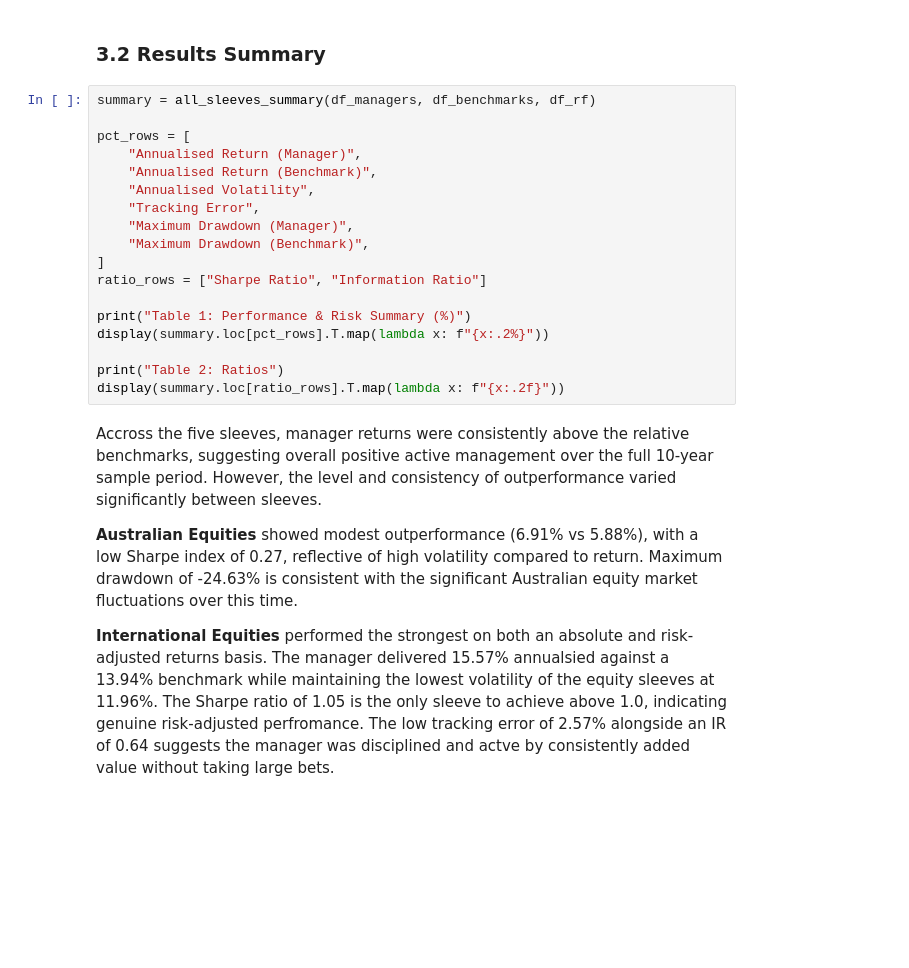
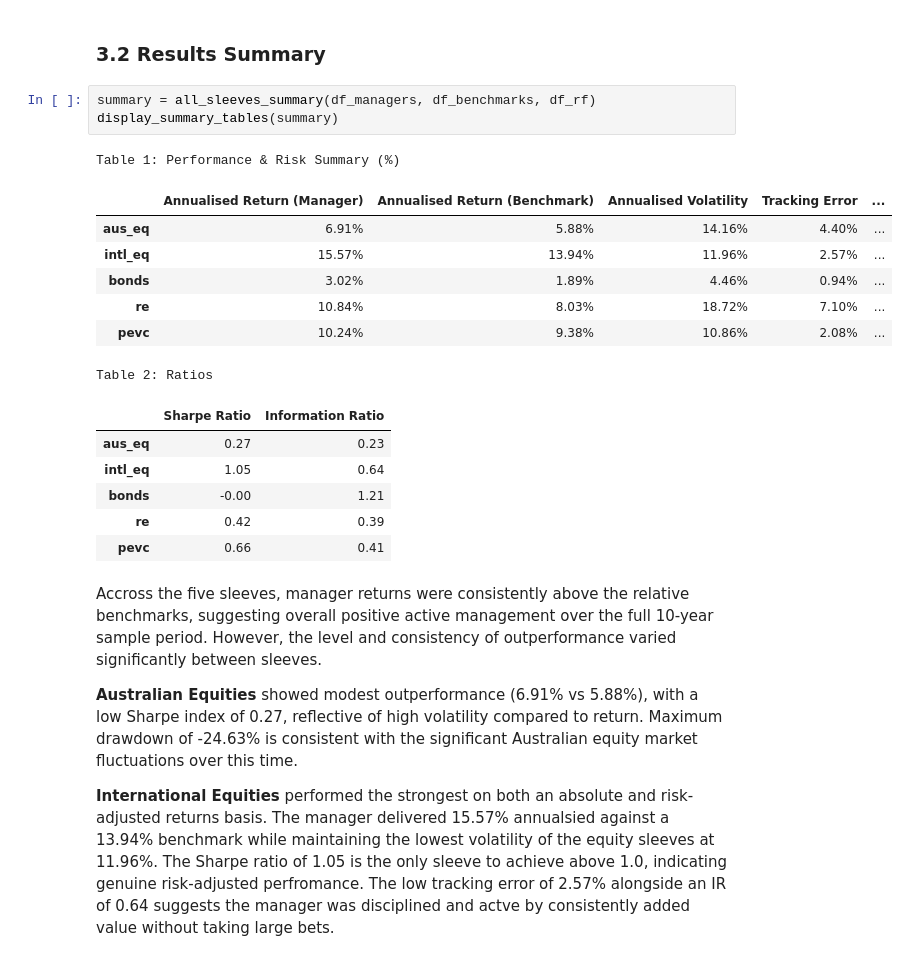
Before and after one commit to afperry2/FINM3422-Group-8-Task-2, a Jupyter notebook: notebook/multi-asset_portfolio_performance_report.ipynb, the cells around one changed output. Drawn from its saved outputs; the diff is of its cells as text; blank space fills up the shorter version.

```diff
--- a/notebook/multi-asset_portfolio_performance_report.ipynb
+++ b/notebook/multi-asset_portfolio_performance_report.ipynb
@@ -146,24 +146,24 @@ $$MDD = \min_t \left(\frac{W_t - \max(W)}{\max(W)}\right)$$
 - $W_t$: cumulative wealth at time $t$
 # %% [markdown]
 ### 3.2 Results Summary
-# %%
-summary = all_sleeves_summary(df_managers, df_benchmarks, df_rf)
-
-pct_rows = [
-    "Annualised Return (Manager)",
-    "Annualised Return (Benchmark)",
-    "Annualised Volatility",
-    "Tracking Error",
-    "Maximum Drawdown (Manager)",
-    "Maximum Drawdown (Benchmark)",
-]
-ratio_rows = ["Sharpe Ratio", "Information Ratio"]
-
-print("Table 1: Performance & Risk Summary (%)")
-display(summary.loc[pct_rows].T.map(lambda x: f"{x:.2%}"))
-
-print("Table 2: Ratios")
-display(summary.loc[ratio_rows].T.map(lambda x: f"{x:.2f}"))
+# %%
+summary = all_sleeves_summary(df_managers, df_benchmarks, df_rf)
+display_summary_tables(summary)
+# %% [output]
+Table 1: Performance & Risk Summary (%)
+|  | Annualised Return (Manager) | Annualised Return (Benchmark) | Annualised Volatility | Tracking Error | ... |
+| aus_eq | 6.91% | 5.88% | 14.16% | 4.40% | ... |
+| intl_eq | 15.57% | 13.94% | 11.96% | 2.57% | ... |
+| bonds | 3.02% | 1.89% | 4.46% | 0.94% | ... |
+| re | 10.84% | 8.03% | 18.72% | 7.10% | ... |
+| pevc | 10.24% | 9.38% | 10.86% | 2.08% | ... |
+Table 2: Ratios
+|  | Sharpe Ratio | Information Ratio |
+| aus_eq | 0.27 | 0.23 |
+| intl_eq | 1.05 | 0.64 |
+| bonds | -0.00 | 1.21 |
+| re | 0.42 | 0.39 |
+| pevc | 0.66 | 0.41 |
 # %% [markdown]
 Accross the five sleeves, manager returns were consistently above the relative benchmarks, suggesting overall positive active management over the full 10-year sample period. However, the level and consistency of outperformance varied significantly between sleeves.
 
```
Also changed, not shown: parts of 13 cells of this notebook, 2 other files.
